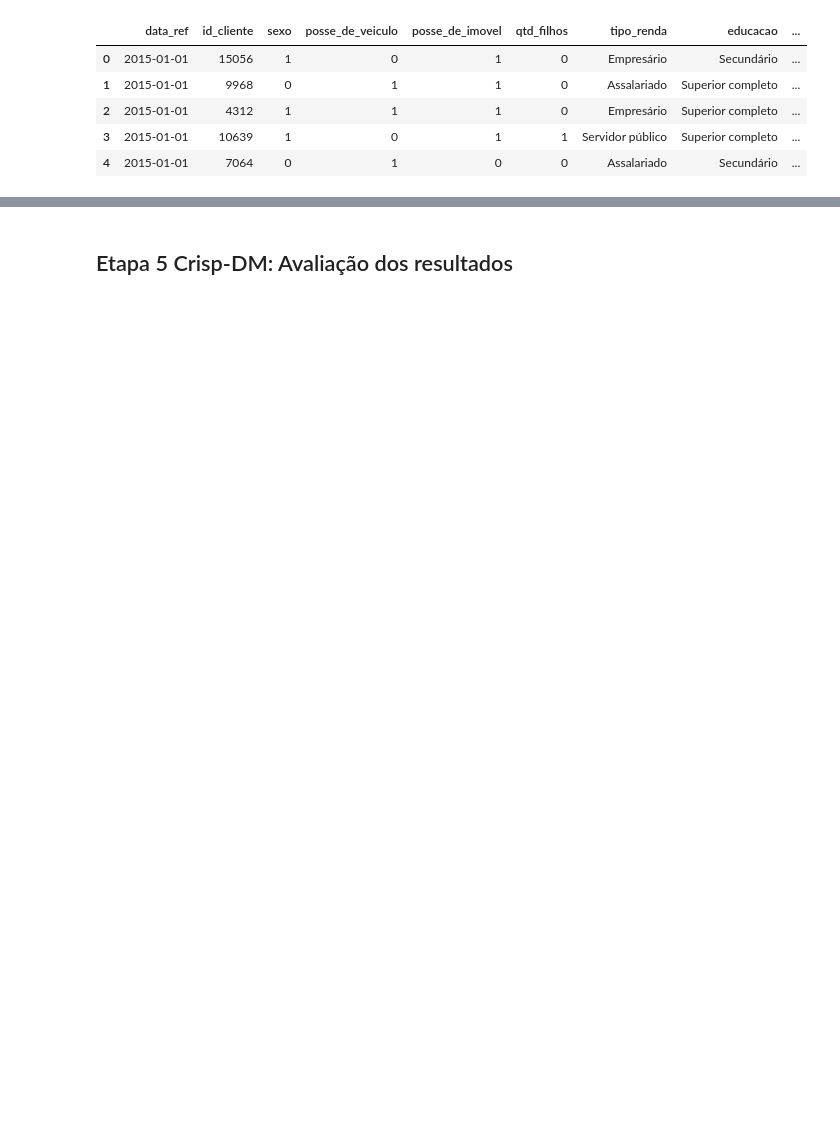
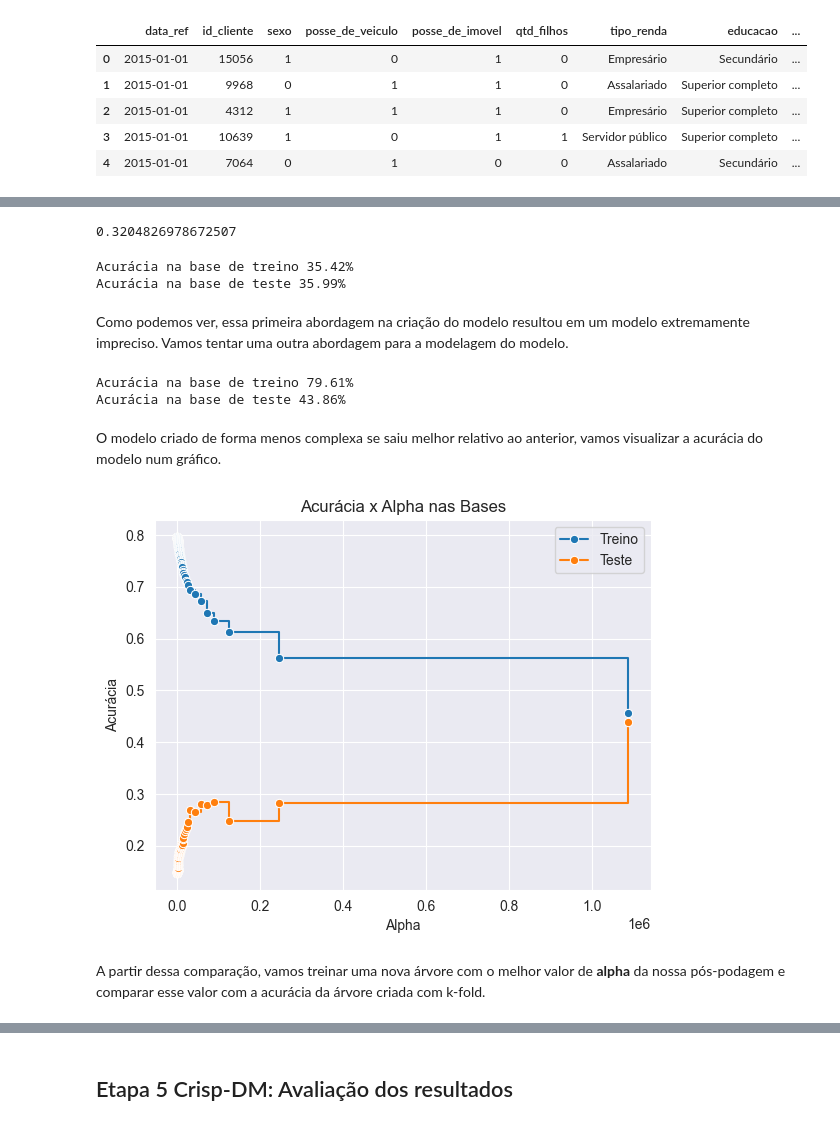
Before and after one commit to PinguinCoding/previsao-renda, a Jupyter notebook: notebooks/exploracao-de-dados.ipynb, the cells around one changed output, grey strips where cells are left out. Drawn from its saved outputs; the diff is of its cells as text; code cells hidden in the pictures; blank space fills up the shorter version.

```diff
--- a/notebooks/exploracao-de-dados.ipynb
+++ b/notebooks/exploracao-de-dados.ipynb
@@ -582,0 +617,13 @@ Nessa etapa que realizaremos a construção do modelo. Os passos típicos são:
+# %%
+reg0 = DecisionTreeRegressor(random_state=412).fit(X_train, y_train)
+
+path0 = reg0.cost_complexity_pruning_path(X_train, y_train)
+ccp_alphas0 = {'ccp_alpha': path0.ccp_alphas}
+
+grid_search = GridSearchCV(estimator=reg,
+                           param_grid=ccp_alphas,
+                           cv=15,
+                           verbose=2,
+                           scoring='r2')
+
+grid_search.fit(X_train, y_train)
@@ -582,0 +662,60 @@ Nessa etapa que realizaremos a construção do modelo. Os passos típicos são:
+# %%
+results = pd.DataFrame(grid_search.cv_results_)
+results.iloc[grid_search.best_index_]['mean_test_score']
+# %% [output]
+0.3204826978672507
+# %%
+kfold_best_tree = DecisionTreeRegressor(random_state=412,
+                                        min_samples_leaf=int(X_train.shape[0]*.01),
+                                        min_samples_split=int(X_train.shape[0]*.05),
+                                        ccp_alpha=results.iloc[grid_search.best_index_].params['ccp_alpha']).fit(X_train, y_train)
+
+kbt_train_score = kfold_best_tree.score(X_train, y_train)
+kbt_test_score = kfold_best_tree.score(X_test, y_test)
+
+print(f'Acurácia na base de treino {kbt_train_score*100:.2f}%')
+print(f'Acurácia na base de teste {kbt_test_score*100:.2f}%')
+# %% [output]
+Acurácia na base de treino 35.42%
+Acurácia na base de teste 35.99%
+# %% [markdown]
+Como podemos ver, essa primeira abordagem na criação do modelo resultou em um modelo extremamente impreciso. Vamos tentar uma outra abordagem para a modelagem do modelo.
+# %%
+reg = DecisionTreeRegressor(random_state=412).fit(X_train, y_train)
+
+path = reg.cost_complexity_pruning_path(X_train, y_train)
+ccp_alphas = path.ccp_alphas[::10]
+
+regs = list()
+
+for ccp_alpha in ccp_alphas:
+    tree = DecisionTreeRegressor(random_state=412, ccp_alpha=ccp_alpha).fit(X_train, y_train)
+    regs.append(tree)
+
+train_scores = [reg.score(X_train, y_train) for reg in regs]
+test_scores = [reg.score(X_test, y_test) for reg in regs]
+
+print(f'Acurácia na base de treino {max(train_scores)*100:.2f}%')
+print(f'Acurácia na base de teste {max(test_scores)*100:.2f}%')
+# %% [output]
+Acurácia na base de treino 79.61%
+Acurácia na base de teste 43.86%
+# %% [markdown]
+O modelo criado de forma menos complexa se saiu melhor relativo ao anterior, vamos visualizar a acurácia do modelo num gráfico.
+# %%
+sns.set_style('darkgrid')
+
+fig, ax = plt.subplots()
+
+ax.set_ylabel('Acurácia')
+ax.set_xlabel('Alpha')
+ax.set_title('Acurácia x Alpha nas Bases')
+
+sns.lineplot(x=ccp_alphas, y=train_scores, drawstyle='steps-post', marker='o', label='Treino', ax=ax)
+sns.lineplot(x=ccp_alphas, y=test_scores, drawstyle='steps-post', marker='o', label='Teste', ax=ax)
+
+plt.show()
+# %% [output]
+[figure, added]
+# %% [markdown]
+A partir dessa comparação, vamos treinar uma nova árvore com o melhor valor de **alpha** da nossa pós-podagem e comparar esse valor com a acurácia da árvore criada com k-fold.
```
Also changed, not shown: parts of 71 cells of this notebook, 3 other files.
